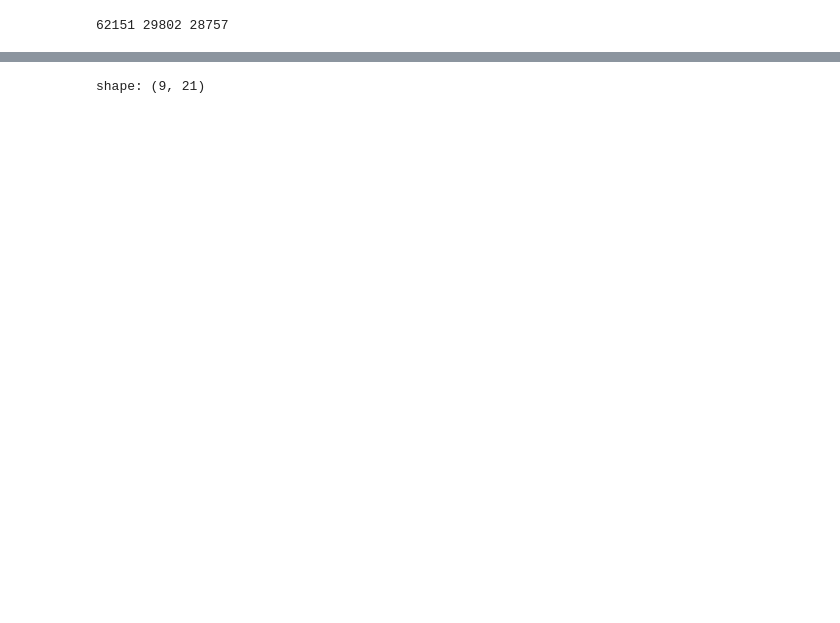
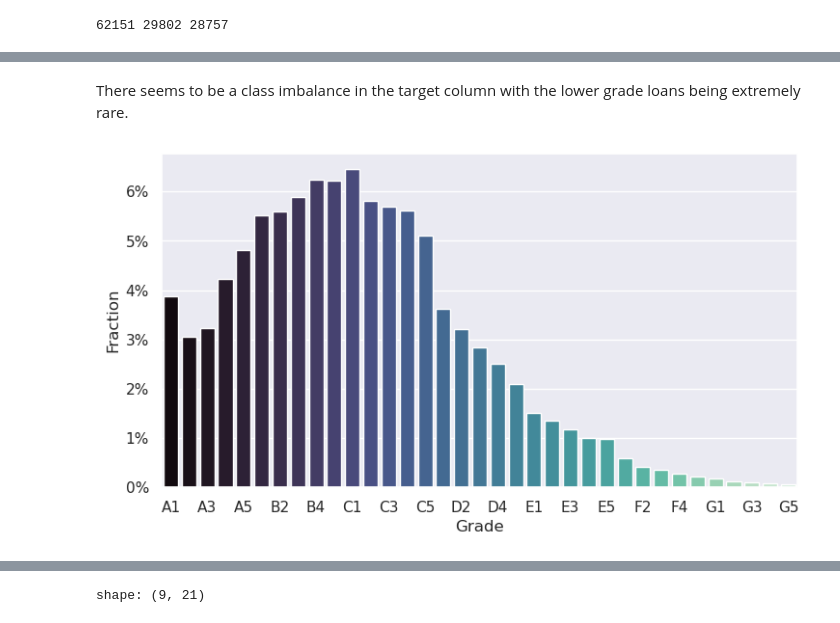
Before and after one commit to gediminas-skvarnavicius/lending-club, a Jupyter notebook: EDA.ipynb, the cells around one changed output, grey strips where cells are left out. Saved outputs shown, nothing was run; the diff lists cells and outputs as text; code cells hidden in the pictures; blank space fills up the shorter version.

```diff
--- a/EDA.ipynb
+++ b/EDA.ipynb
@@ -649,0 +680,17 @@ len(num_features_single)
+# %% [markdown]
+There seems to be a class imbalance in the target column with the lower grade loans being extremely rare.
+# %%
+fig_subgrade,ax_subgrade = plt.subplots(figsize=BASE_FIG_SIZE)
+sub_grade_counts = data_accepted_single["sub_grade"].value_counts().sort("sub_grade")
+sns.barplot(
+    x=sub_grade_counts["sub_grade"].to_numpy(),
+    y=sub_grade_counts["counts"].to_numpy()/len(data_accepted_single)*100,
+    palette="mako",
+)
+plt.xticks(np.arange(0, len(sub_grade_counts), step=2))
+ax_subgrade.set_ylabel("Fraction")
+ax_subgrade.set_xlabel("Grade")
+ax_subgrade.yaxis.set_major_formatter(ticker.PercentFormatter(decimals=0))
+plt.show()
+# %% [output]
+[figure, added]
```
Also changed, not shown: parts of 99 cells of this notebook, 4 other files.
